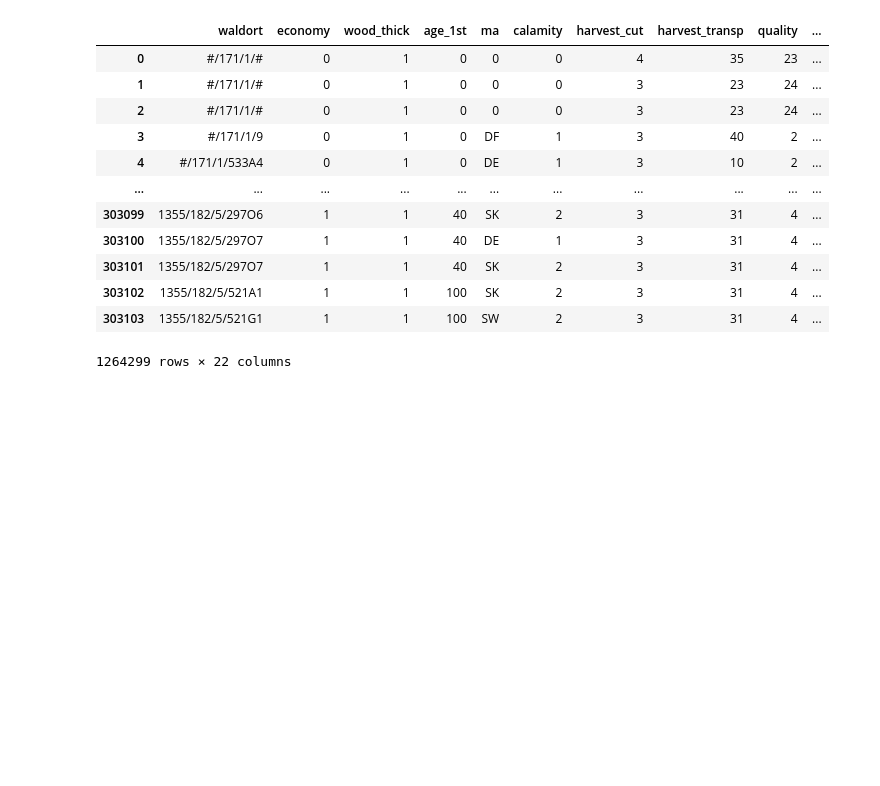
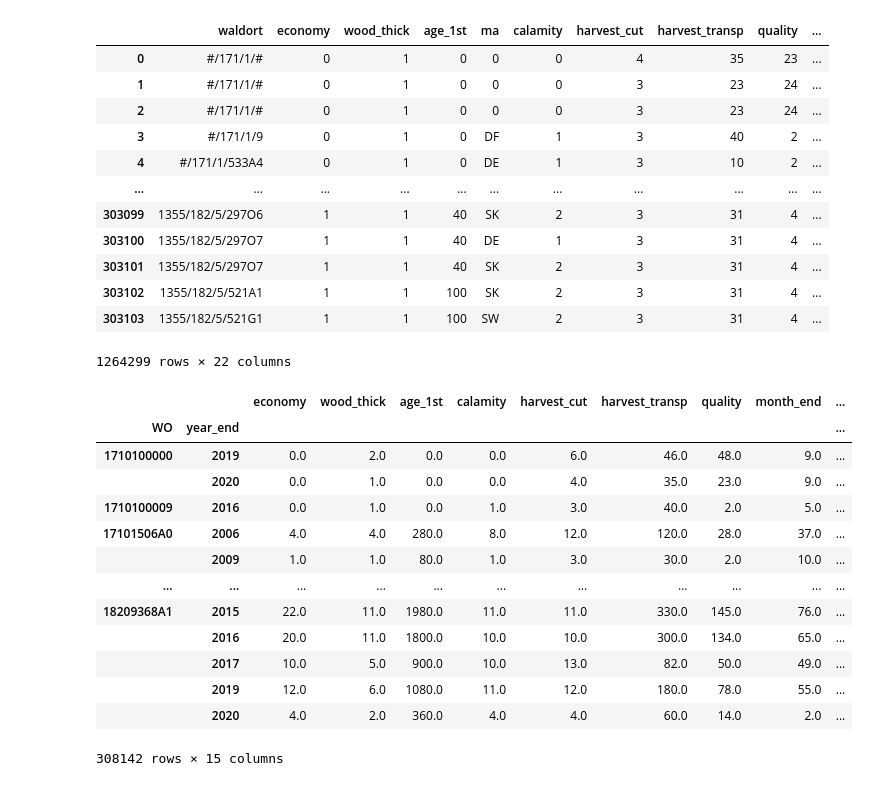
Before and after one commit to satlawa/edin_diss_geo, a Jupyter notebook: 01_data_discovery.ipynb, the cells around one changed output. Drawn from its saved outputs; the diff is of its cells as text; code cells hidden in the pictures; blank space fills up the shorter version.

```diff
--- a/01_data_discovery.ipynb
+++ b/01_data_discovery.ipynb
@@ -285,2 +287,17 @@ nutz_data.to_csv('/home/philipp/Data/edin_diss/SAP_nutz/nutzungen_2006_2020.csv'
 # %%
-nutz_data.groupby()
+nutz_data.groupby(['WO', 'year_end']).sum()
+# %% [output]
+|  |  | economy | wood_thick | age_1st | calamity | harvest_cut | harvest_transp | quality | month_end | ... |
+| WO | year_end |  |  |  |  |  |  |  |  | ... |
+| 1710100000 | 2019 | 0.0 | 2.0 | 0.0 | 0.0 | 6.0 | 46.0 | 48.0 | 9.0 | ... |
+|  | 2020 | 0.0 | 1.0 | 0.0 | 0.0 | 4.0 | 35.0 | 23.0 | 9.0 | ... |
+| 1710100009 | 2016 | 0.0 | 1.0 | 0.0 | 1.0 | 3.0 | 40.0 | 2.0 | 5.0 | ... |
+| 17101506A0 | 2006 | 4.0 | 4.0 | 280.0 | 8.0 | 12.0 | 120.0 | 28.0 | 37.0 | ... |
+|  | 2009 | 1.0 | 1.0 | 80.0 | 1.0 | 3.0 | 30.0 | 2.0 | 10.0 | ... |
+| ... | ... | ... | ... | ... | ... | ... | ... | ... | ... | ... |
+| 18209368A1 | 2015 | 22.0 | 11.0 | 1980.0 | 11.0 | 11.0 | 330.0 | 145.0 | 76.0 | ... |
+|  | 2016 | 20.0 | 11.0 | 1800.0 | 10.0 | 10.0 | 300.0 | 134.0 | 65.0 | ... |
+|  | 2017 | 10.0 | 5.0 | 900.0 | 10.0 | 13.0 | 82.0 | 50.0 | 49.0 | ... |
+|  | 2019 | 12.0 | 6.0 | 1080.0 | 11.0 | 12.0 | 180.0 | 78.0 | 55.0 | ... |
+|  | 2020 | 4.0 | 2.0 | 360.0 | 4.0 | 4.0 | 60.0 | 14.0 | 2.0 | ... |
+308142 rows × 15 columns
```
Also changed, not shown: parts of 2 cells of this notebook, 2 other files.
